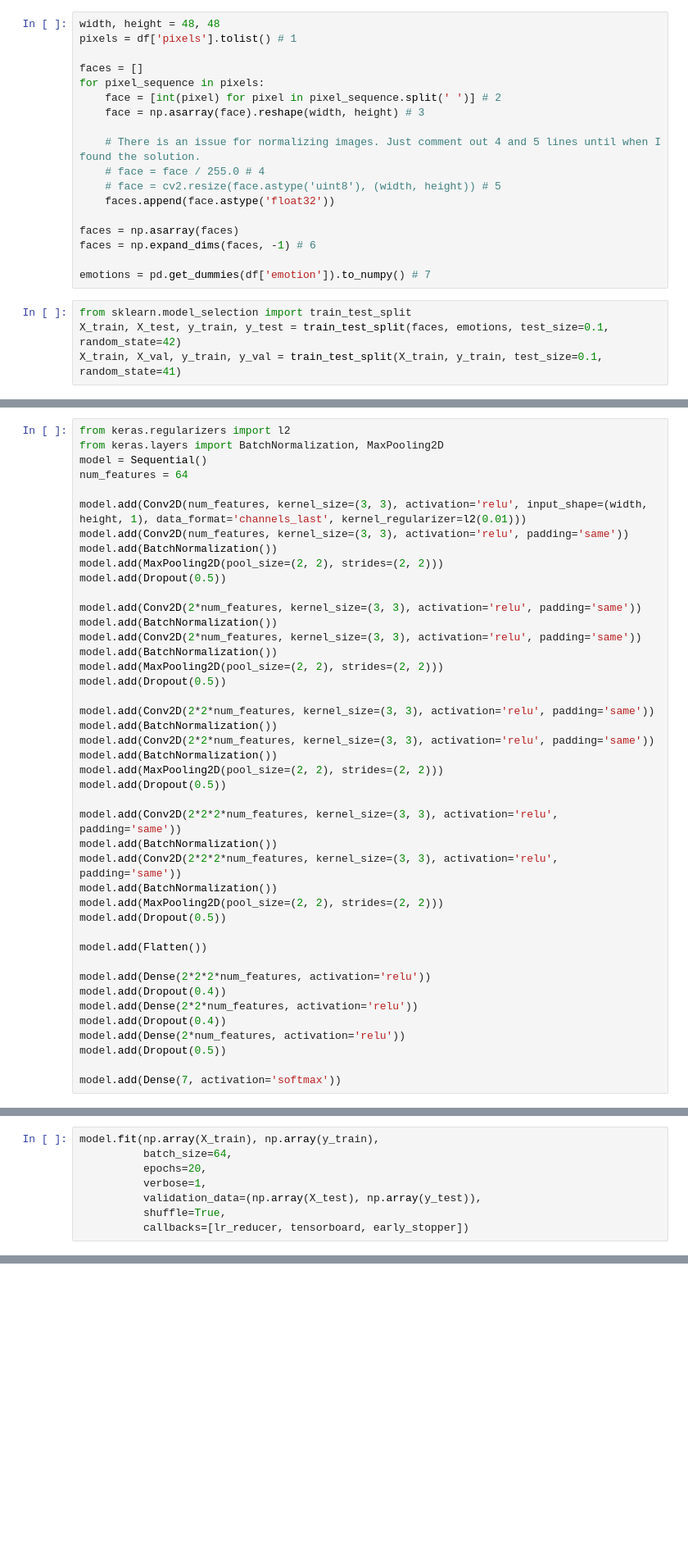
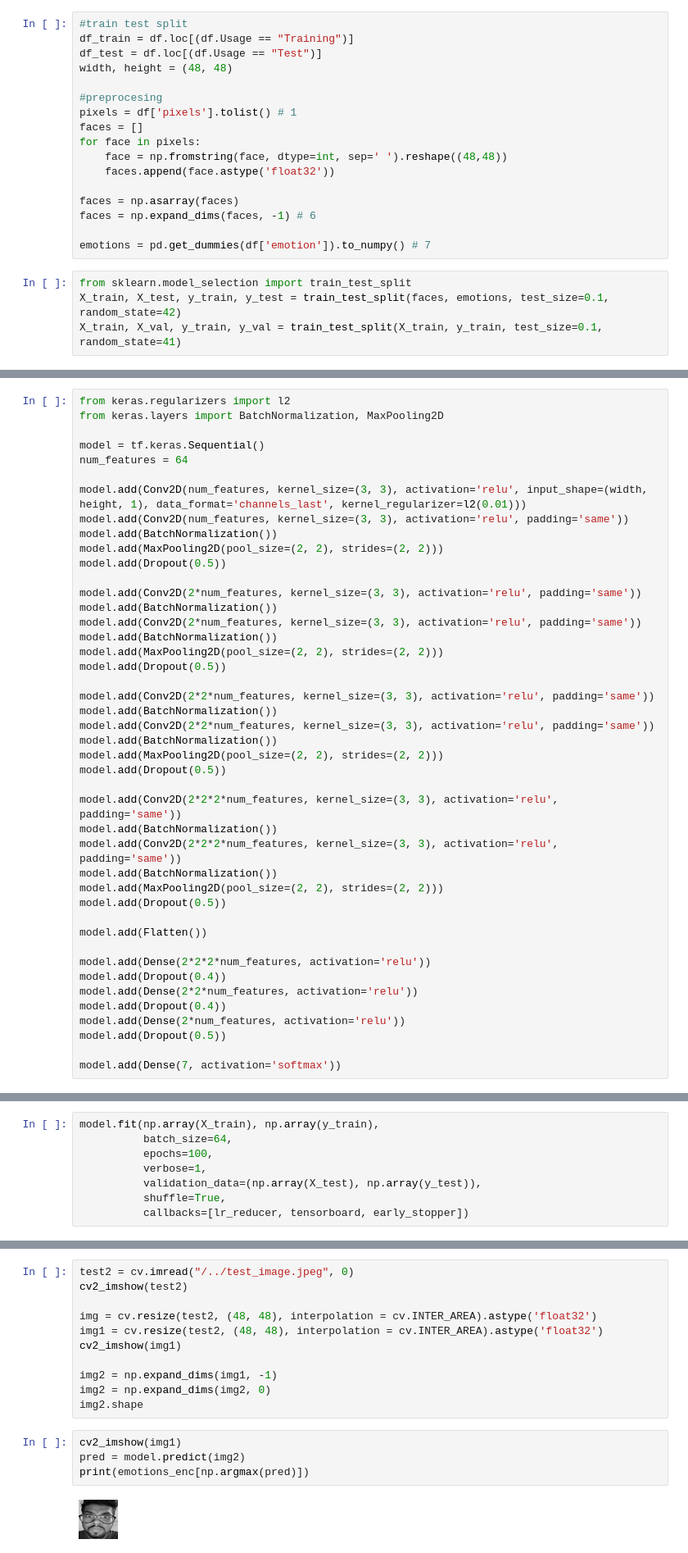
Before and after one commit to thepianist9/FER-Classification-DL-, a Jupyter notebook: Face_Classification.ipynb, the cells around one changed output, grey strips where cells are left out. Shown: that part at 82% size. Cells and saved outputs as stored; diff of their text form; blank space fills up the shorter version.

```diff
--- a/Face_Classification.ipynb
+++ b/Face_Classification.ipynb
@@ -47,15 +70,14 @@ df_test = df1.iloc[3298:,]
 # %%
-width, height = 48, 48
+#train test split
+df_train = df.loc[(df.Usage == "Training")]
+df_test = df.loc[(df.Usage == "Test")]
+width, height = (48, 48)
+
+#preprocesing
 pixels = df['pixels'].tolist() # 1
-
 faces = []
-for pixel_sequence in pixels:
-    face = [int(pixel) for pixel in pixel_sequence.split(' ')] # 2
-    face = np.asarray(face).reshape(width, height) # 3
-
-    # There is an issue for normalizing images. Just comment out 4 and 5 lines until when I found the solution.
-    # face = face / 255.0 # 4
-    # face = cv2.resize(face.astype('uint8'), (width, height)) # 5
+for face in pixels:
+    face = np.fromstring(face, dtype=int, sep=' ').reshape((48,48))
     faces.append(face.astype('float32'))
 
 faces = np.asarray(faces)
@@ -69,7 +97,8 @@ X_train, X_val, y_train, y_val = train_test_split(X_train, y_train, test_size=0.
 # %%
 from keras.regularizers import l2
 from keras.layers import BatchNormalization, MaxPooling2D
-model = Sequential()
+
+model = tf.keras.Sequential()
 num_features = 64
 
 model.add(Conv2D(num_features, kernel_size=(3, 3), activation='relu', input_shape=(width, height, 1), data_format='channels_last', kernel_regularizer=l2(0.01)))
@@ -147,7 +180,7 @@ early_stopper = EarlyStopping(monitor='val_loss', min_delta=0, patience=8, verbo
 # %%
 model.fit(np.array(X_train), np.array(y_train),
           batch_size=64,
-          epochs=20,
+          epochs=100,
           verbose=1,
           validation_data=(np.array(X_test), np.array(y_test)),
           shuffle=True,
@@ -154,0 +207,17 @@ model.fit(np.array(X_train), np.array(y_train),
+# %%
+test2 = cv.imread("/../test_image.jpeg", 0)
+cv2_imshow(test2)
+
+img = cv.resize(test2, (48, 48), interpolation = cv.INTER_AREA).astype('float32')
+img1 = cv.resize(test2, (48, 48), interpolation = cv.INTER_AREA).astype('float32')
+cv2_imshow(img1)
+
+img2 = np.expand_dims(img1, -1)
+img2 = np.expand_dims(img2, 0)
+img2.shape
+# %%
+cv2_imshow(img1)
+pred = model.predict(img2)
+print(emotions_enc[np.argmax(pred)])
+# %% [output]
+[figure, added]
```
Also changed, not shown: parts of 23 cells of this notebook.
